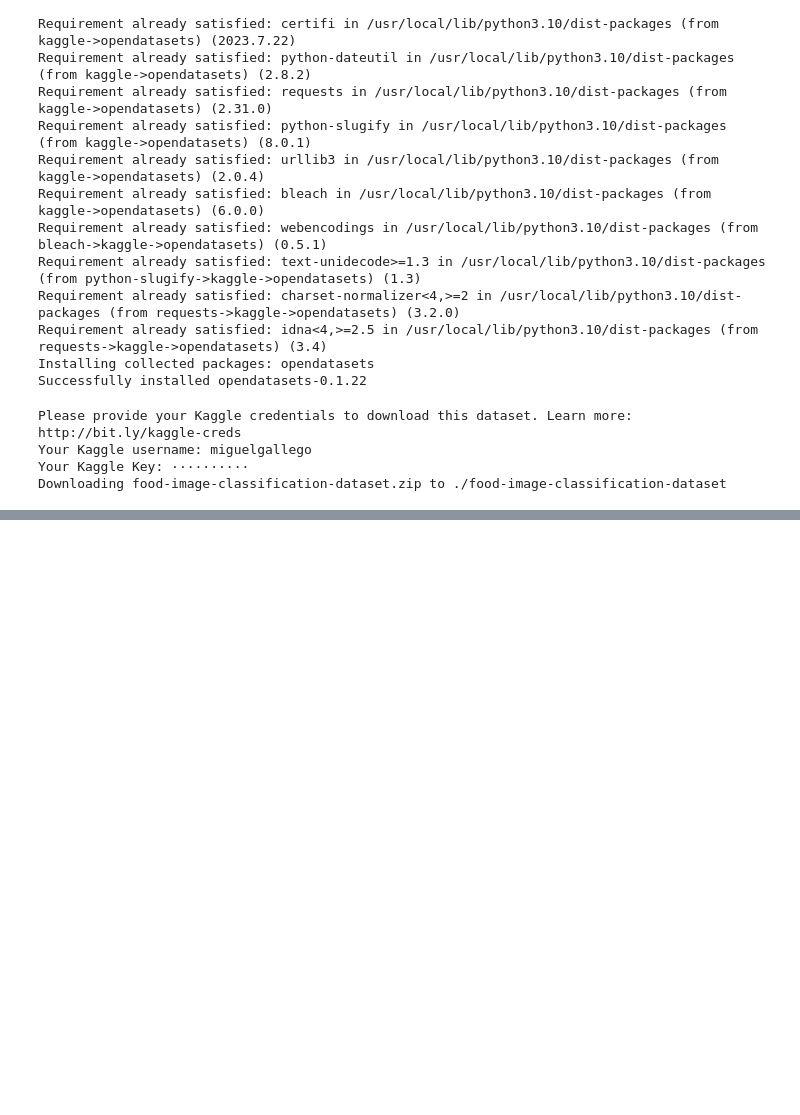
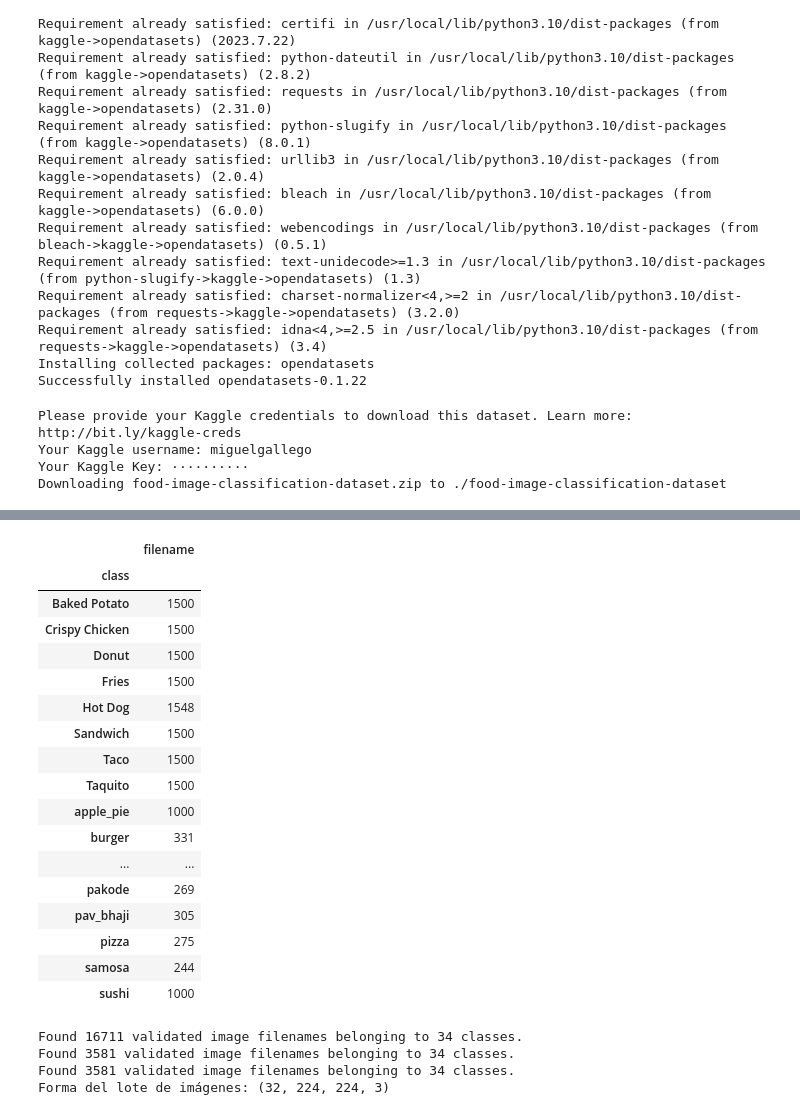
Before and after one commit to MiguelyGallego/FoodNet_Classifier, a Jupyter notebook: food_image_classification_dataset_model.ipynb, the cells around one changed output, grey strips where cells are left out. Saved outputs shown, nothing was run; the diff lists cells and outputs as text; code cells hidden in the pictures; blank space fills up the shorter version.

Commit message:
change the image generator, eliminate useless cells, propose a second version of the model

```diff
--- a/food_image_classification_dataset_model.ipynb
+++ b/food_image_classification_dataset_model.ipynb
@@ -188,0 +175,24 @@ X_train, X_test, y_train, y_test = train_test_split(image_paths, labels, test_si
+# %%
+# Crear un DataFrame con las rutas de las imágenes y las etiquetas
+data = {'filename': image_paths, 'class': labels}
+df = pd.DataFrame(data)
+df.groupby('class').count()
+# %% [output]
+|  | filename |
+| class |  |
+| Baked Potato | 1500 |
+| Crispy Chicken | 1500 |
+| Donut | 1500 |
+| Fries | 1500 |
+| Hot Dog | 1548 |
+| Sandwich | 1500 |
+| Taco | 1500 |
+| Taquito | 1500 |
+| apple_pie | 1000 |
+| burger | 331 |
+| ... | ... |
+| pakode | 269 |
+| pav_bhaji | 305 |
+| pizza | 275 |
+| samosa | 244 |
+| sushi | 1000 |
@@ -188,0 +207,49 @@ X_train, X_test, y_train, y_test = train_test_split(image_paths, labels, test_si
+# %%
+# Crea y define el ImageDataGenerator
+
+datagen = ImageDataGenerator(
+    rescale=1.0/255, # Normalizar los valores de píxeles al rango [0, 1]
+    # preprocessing_function=tf.image.rgb_to_grayscale
+    # rotation_range=20,      # Rango de rotación aleatoria
+    # width_shift_range=0.2,  # Desplazamiento horizontal aleatorio
+    # height_shift_range=0.2, # Desplazamiento vertical aleatorio
+    # shear_range=0.2,        # Distorsión de corte aleatoria
+    # zoom_range=0.2,         # Ampliación aleatoria
+    # horizontal_flip=True,   # Volteo horizontal aleatorio
+    # fill_mode='nearest'     # Estrategia de relleno
+)
+
+batch_size = 32
+
+# Crear generadores de datos para entrenamiento, validación y prueba
+train_generator = datagen.flow_from_dataframe(
+    dataframe = train_data,
+    target_size=(224, 224),  # Ajusta el tamaño según tu modelo
+    batch_size=batch_size,
+    class_mode='categorical',
+    shuffle=True
+)
+
+validation_generator = datagen.flow_from_dataframe(
+    dataframe = validation_data,
+    target_size=(224, 224),
+    batch_size=batch_size,
+    class_mode='categorical',
+    shuffle=False  # No es necesario mezclar los datos de validación
+)
+
+test_generator = datagen.flow_from_dataframe(
+    dataframe = test_data,
+    target_size=(224, 224),
+    batch_size=batch_size,
+    class_mode='categorical',
+    shuffle=False  # No es necesario mezclar los datos de prueba
+)
+
+images, img_labels = next(train_generator)
+print("Forma del lote de imágenes:", images.shape)
+# %% [output]
+Found 16711 validated image filenames belonging to 34 classes.
+Found 3581 validated image filenames belonging to 34 classes.
+Found 3581 validated image filenames belonging to 34 classes.
+Forma del lote de imágenes: (32, 224, 224, 3)
```
Also changed, not shown: parts of 37 cells of this notebook.
